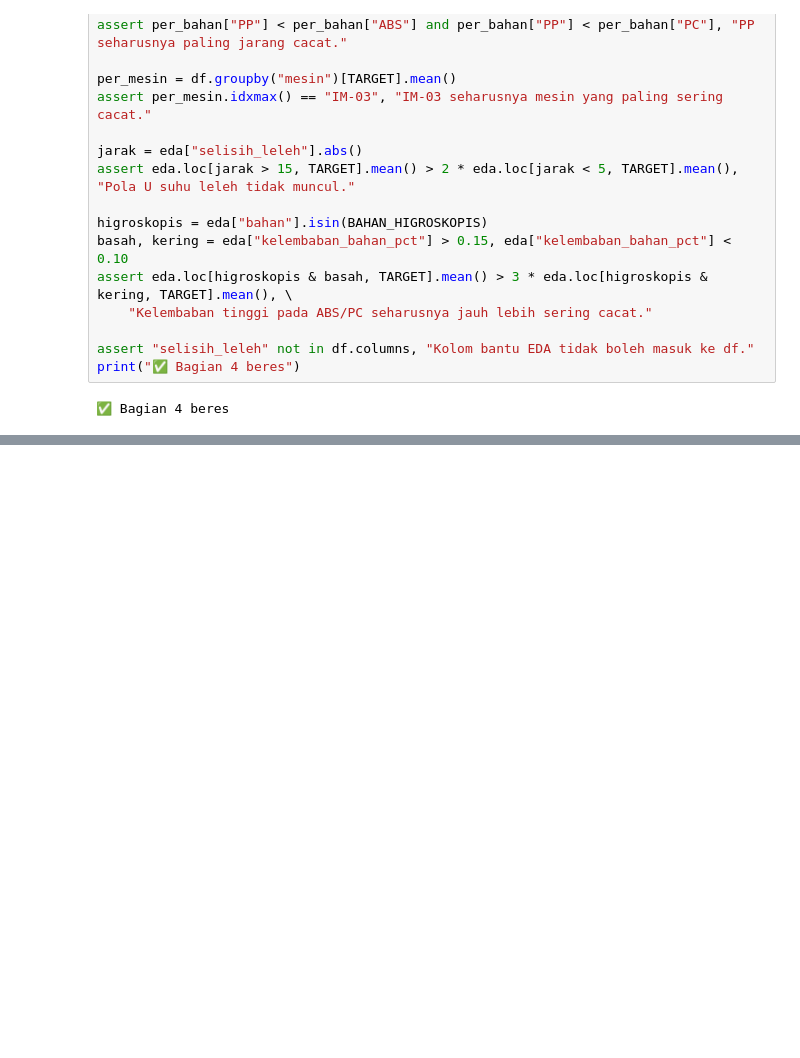
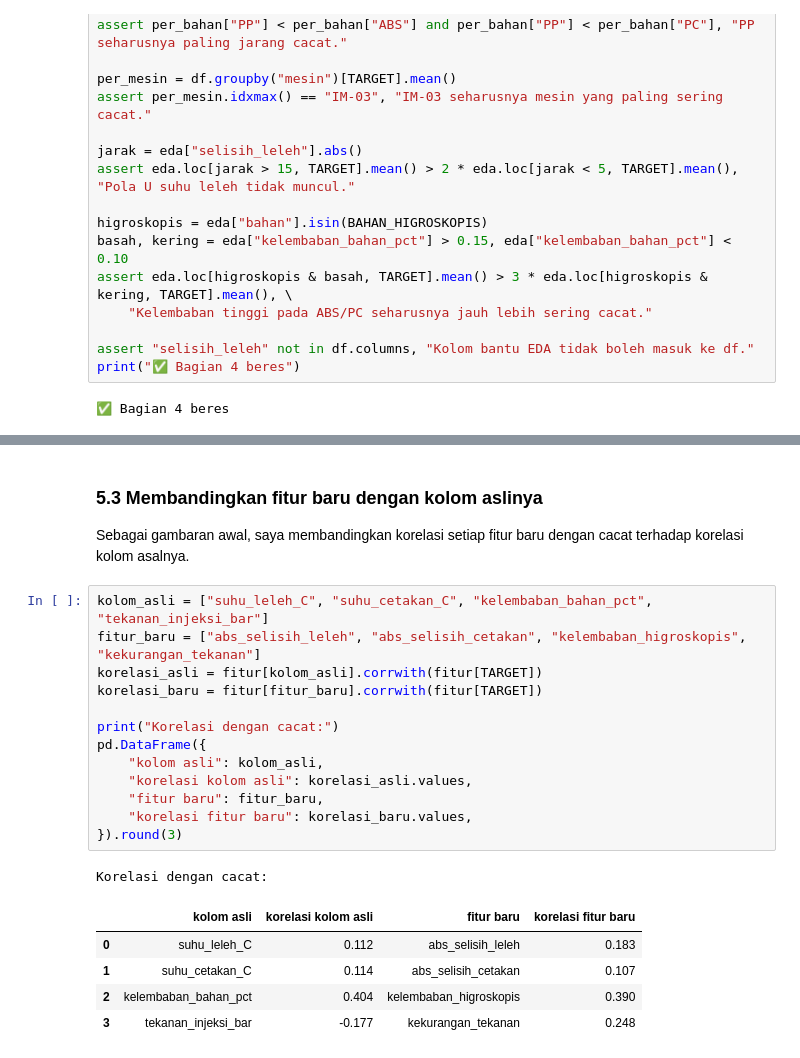
Before and after one commit to FarahAuliaKirana/qc-injection-molding, a Jupyter notebook: notebooks/qc_injection_molding.ipynb, the cells around one changed output, grey strips where cells are left out. Saved outputs shown, nothing was run; the diff lists cells and outputs as text; blank space fills up the shorter version.

Commit message:
Notebook bagian 5: fitur dari pengetahuan proses (src/features.py)

```diff
--- a/notebooks/qc_injection_molding.ipynb
+++ b/notebooks/qc_injection_molding.ipynb
@@ -1168,0 +1275,23 @@ dijamin sama.
+# %% [markdown]
+### 5.3 Membandingkan fitur baru dengan kolom aslinya
+Sebagai gambaran awal, saya membandingkan korelasi setiap fitur baru dengan cacat terhadap korelasi kolom asalnya.
+# %%
+kolom_asli = ["suhu_leleh_C", "suhu_cetakan_C", "kelembaban_bahan_pct", "tekanan_injeksi_bar"]
+fitur_baru = ["abs_selisih_leleh", "abs_selisih_cetakan", "kelembaban_higroskopis", "kekurangan_tekanan"]
+korelasi_asli = fitur[kolom_asli].corrwith(fitur[TARGET])
+korelasi_baru = fitur[fitur_baru].corrwith(fitur[TARGET])
+
+print("Korelasi dengan cacat:")
+pd.DataFrame({
+    "kolom asli": kolom_asli,
+    "korelasi kolom asli": korelasi_asli.values,
+    "fitur baru": fitur_baru,
+    "korelasi fitur baru": korelasi_baru.values,
+}).round(3)
+# %% [output]
+Korelasi dengan cacat:
+|  | kolom asli | korelasi kolom asli | fitur baru | korelasi fitur baru |
+| 0 | suhu_leleh_C | 0.112 | abs_selisih_leleh | 0.183 |
+| 1 | suhu_cetakan_C | 0.114 | abs_selisih_cetakan | 0.107 |
+| 2 | kelembaban_bahan_pct | 0.404 | kelembaban_higroskopis | 0.390 |
+| 3 | tekanan_injeksi_bar | -0.177 | kekurangan_tekanan | 0.248 |
```
Also changed, not shown: parts of 25 cells of this notebook, 2 other files.
